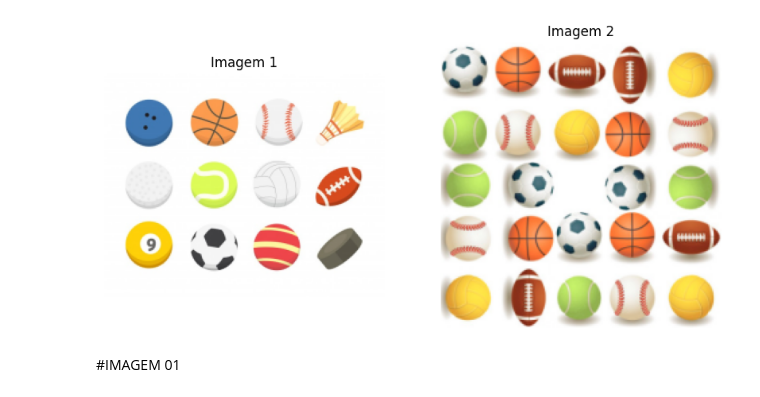
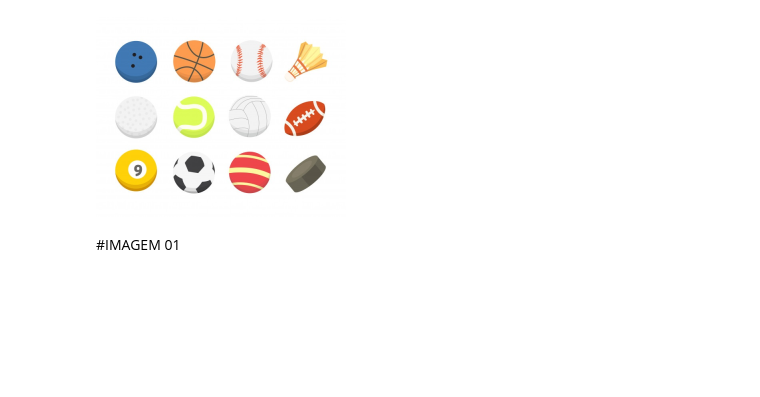
Before and after one commit to tayanarapaiva/IMAGENS_M-DICAS_ATIVIDADES, a Jupyter notebook: ATv_bolas.ipynb, the cells around one changed output. Drawn from its saved outputs; the diff is of its cells as text; code cells hidden in the pictures; blank space fills up the shorter version.

```diff
--- a/ATv_bolas.ipynb
+++ b/ATv_bolas.ipynb
@@ -16,30 +16,27 @@ Mounted at /content/drive
 # %%
 
 img1 = cv2.imread('/content/drive/MyDrive/DISCIPLINAS/IMAGENS_MÉDICAS/bolas_.jpeg')
-img2 = cv2.imread('/content/drive/MyDrive/DISCIPLINAS/IMAGENS_MÉDICAS/bolas_sombra.jpeg')
-#cv2_imshow(img1)
-#cv2_imshow(img2)
+
 img1 = cv2.resize(img1, (int(img1.shape[1]*0.4),int(img1.shape[0]*0.4)), interpolation = cv2.INTER_AREA)
-img2 = cv2.resize(img2, (int(img2.shape[1]*0.6),int(img2.shape[0]*0.6)), interpolation = cv2.INTER_AREA)
+
 
 def show_images(images, titles=None, cols=2):
     rows = (len(images) + cols - 1) // cols
     fig, axs = plt.subplots(rows, cols, figsize=(10,10))
     axs = axs.flat
     for i, img in enumerate(images):
         axs[i].imshow(img)
         axs[i].axis('off')
         if titles is not None:
             axs[i].set_title(titles[i])
     plt.show()
 
 
 img_1 = cv2.cvtColor(img1, cv2.COLOR_BGR2RGB)
-img_2 = cv2.cvtColor(img2, cv2.COLOR_BGR2RGB)
-# Exibe as imagens em colunas
-show_images([img_1, img_2], titles=['Imagem 1', 'Imagem 2'], cols=2)
+
+cv2_imshow(img1)
 # %% [output]
-[figure, old version]
+[figure, new version]
 # %% [markdown]
 #IMAGEM 01
 # %%
```
Also changed, not shown: parts of 1 cell of this notebook.
